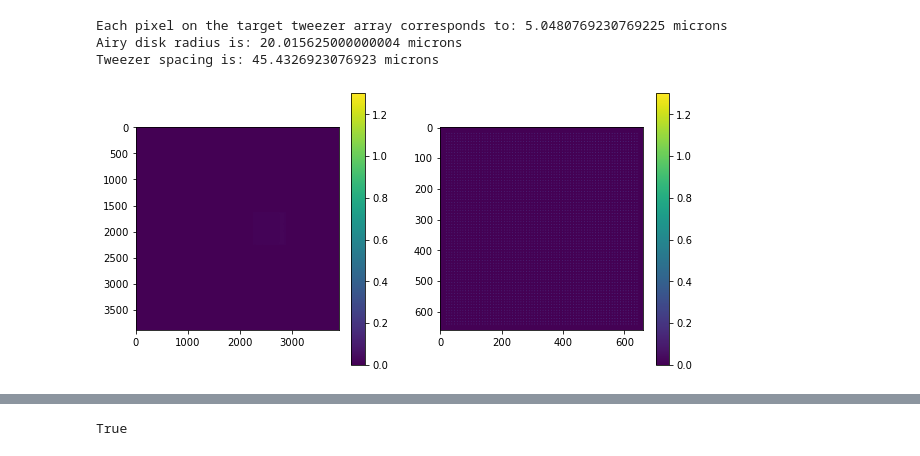
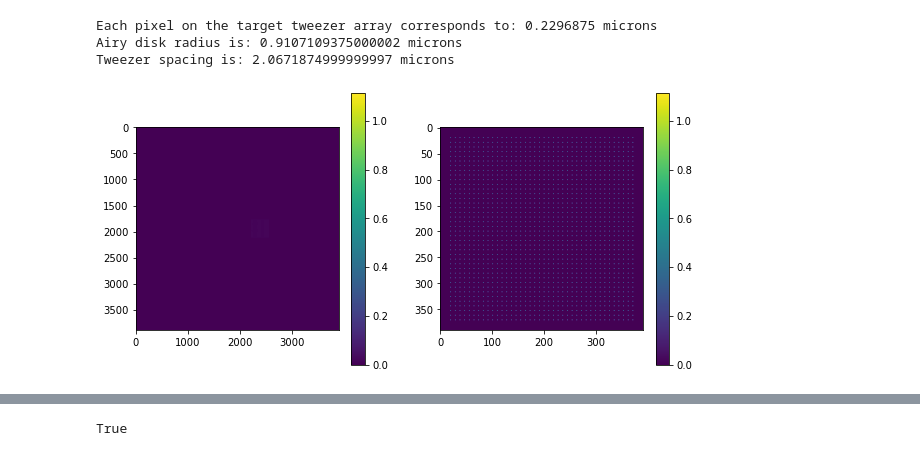
Before and after one commit to nsong03/Ultracold-Research, a Jupyter notebook: GWS_Summer2024/tweezergeneration_simulation.ipynb, the cells around one changed output, grey strips where cells are left out. Drawn from its saved outputs; the diff is of its cells as text; code cells hidden in the pictures.

```diff
--- a/GWS_Summer2024/tweezergeneration_simulation.ipynb
+++ b/GWS_Summer2024/tweezergeneration_simulation.ipynb
@@ -57,49 +57,50 @@ errormetric = Err_MaxMinDiff
 
 sizefactor = 3
 tweezerspacing = 9
-numxtweezers = 70
-numytweezers = 70
-distancefromcenter = 300
+numxtweezers = 40
+numytweezers = 40
+distancefromcenter = 250
 centerwidth = 250
 centerheight = 250
-imgname = f"{numxtweezers}by{numytweezers}_{tweezerspacing}spacing_mag{sizefactor}" # DEFINE NAME FIRST
+arraytype = "grid"
+imgname = f"{numxtweezers}by{numytweezers}_{tweezerspacing}spacing_mag{sizefactor}" + arraytype # DEFINE NAME FIRST
 tweezerarray = createtweezers_grid(cp.zeros((numpixels*sizefactor,numpixels*sizefactor)), tweezerspacing, numxtweezers, numytweezers, distancefromcenter )
 # tweezerarray = createtweezers_withoutcenter(cp.zeros((numpixels*sizefactor,numpixels*sizefactor)), tweezerspacing, numxtweezers, numytweezers, centerwidth, centerheight)
 # plt.imshow(zoomin(expand(tweezerarray,1)))
 
 # For direct 250 mm lens imaging
 pixelpitch = 8 * 10**(-6)# microns
 focallength = 250 * 10**(-3) # mm
 wavelength = 630 * 10**(-9)
 
-# For objectives imaging
-# pixelpitch = (8 * 200/250 * 10**(-6))# microns
-# focallength = 9.1 * 10**(-3) # mm
-# wavelength = 630 * 10**(-9)
+#For objectives imaging
+pixelpitch = (8 * 200/250 * 10**(-6))# microns
+focallength = 9.1 * 10**(-3) # mm
+wavelength = 630 * 10**(-9)
 
 fourierplanesize = wavelength * focallength / pixelpitch / (numpixels * sizefactor)
 print(f"Each pixel on the target tweezer array corresponds to: {fourierplanesize*10**6} microns")
 
 airydiskradius = 1.22 * wavelength * focallength / (pixelpitch*1200)
 print(f"Airy disk radius is: {airydiskradius * 10**6} microns")
 print(f"Tweezer spacing is: {tweezerspacing * fourierplanesize * 10**6} microns")
 
 tweezerarray = tweezerarray/cp.max(tweezerarray)
 weightedtweezers, diffraction = applydiffractionlimited(tweezerarray, fourierplanesize, pixelpitch, wavelength, focallength)
 # tweezerarray = cp.array(gaussian_filter(tweezerarray.get(), airydiskradius / fourierplanesize /(2 * np.sqrt(2 * np.log(2)))))
 # tweezerarray = cp.array(gaussian_filter(tweezerarray, 0.2))
 
 tweezerarray = tweezerarray / cp.max(tweezerarray)
 fig, axs = plt.subplots(1, 2, figsize=(10, 5))
 im1 = axs[0].imshow(weightedtweezers.get(), cmap='viridis')
 im2 = axs[1].imshow(zoomin(weightedtweezers).get())
 fig.colorbar(im1, ax=axs[0])
 fig.colorbar(im2, ax=axs[1])
 
 plt.show()
 # %% [output]
-Each pixel on the target tweezer array corresponds to: 5.0480769230769225 microns
-Airy disk radius is: 20.015625000000004 microns
-Tweezer spacing is: 45.4326923076923 microns
+Each pixel on the target tweezer array corresponds to: 0.2296875 microns
+Airy disk radius is: 0.9107109375000002 microns
+Tweezer spacing is: 2.0671874999999997 microns
-[figure, old version]
+[figure, new version]
 # %%
```
Also changed, not shown: parts of 9 cells of this notebook, 16 other files.
